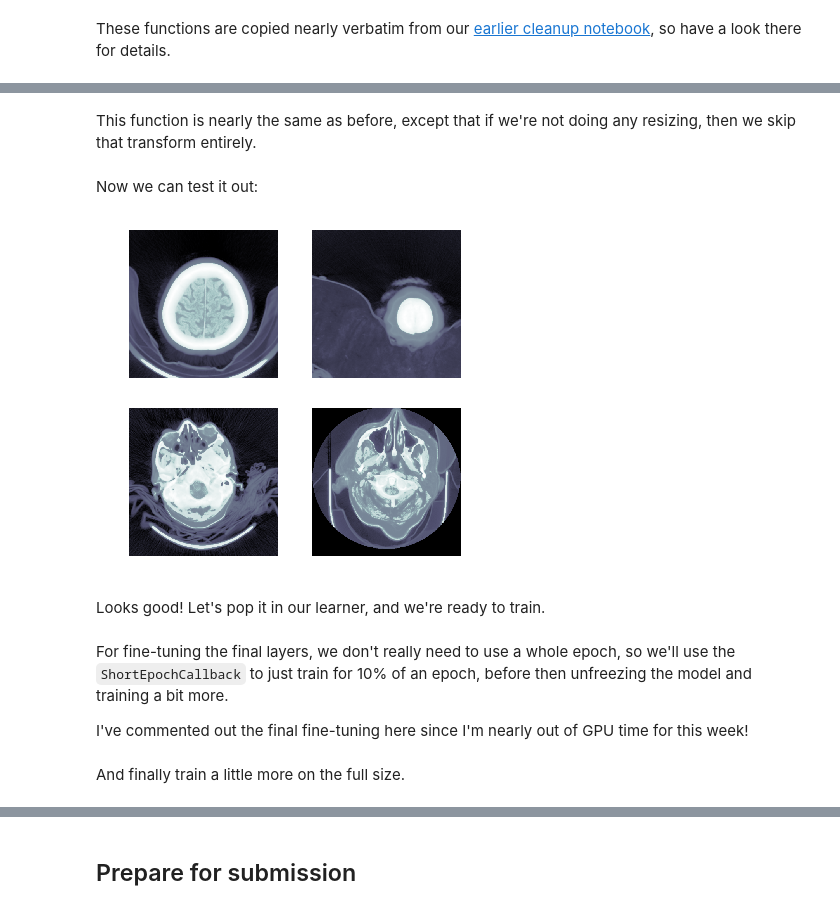
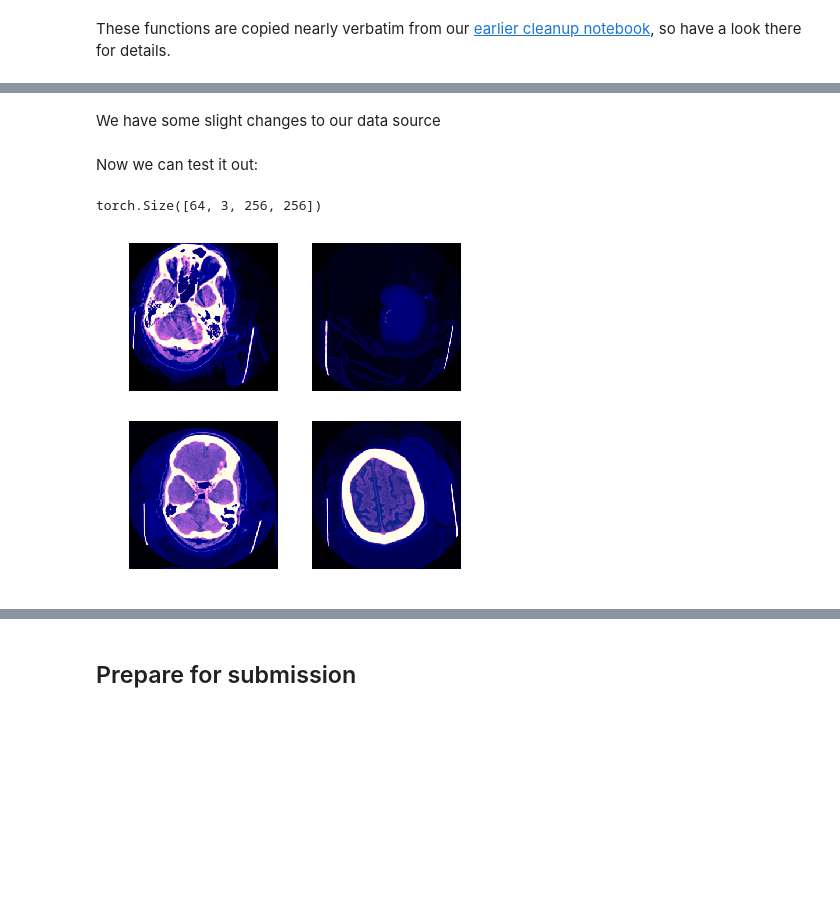
Before and after one commit to ltirrell/rsna-intracranial-hemorrhage-detection, a Jupyter notebook: notebooks/jhoward/04-from-prototyping-to-submission-fastai.ipynb, the cells around one changed output, grey strips where cells are left out. Saved outputs shown, nothing was run; the diff lists cells and outputs as text; code cells hidden in the pictures; blank space fills up the shorter version.

```diff
--- a/notebooks/jhoward/04-from-prototyping-to-submission-fastai.ipynb
+++ b/notebooks/jhoward/04-from-prototyping-to-submission-fastai.ipynb
@@ -194,15 +201,3 @@ def fix_pxrepr(dcm):
     x[x>=px_mode] = x[x>=px_mode] - px_mode
     dcm.PixelData = x.tobytes()
     dcm.RescaleIntercept = -1000
-
-def dcm_tfm(fn):
-    try:
-        x = fn.dcmread()
-        fix_pxrepr(x)
-    except Exception as e:
-        print(fn,e)
-        raise SkipItemException
-    if x.Rows != 512 or x.Columns != 512: x.zoom_to((512,512))
-    return TensorCTScan(x.hist_scaled(bins)[None])
-
-def fn2label(fn): return df_comb.loc[Path(fn).with_suffix('').name][htypes].values.astype(np.float32)
@@ -210,0 +204,12 @@ Our DataBunch creation is nearly identical to before, but uses our cleanup funct
+# %%
+def dcm_tfm(fn):
+    fn = (path_trn/fn).with_suffix('.dcm')
+    try:
+        x = fn.dcmread()
+        fix_pxrepr(x)
+    except Exception as e:
+        print(fn,e)
+        raise SkipItemException
+    if x.Rows != 512 or x.Columns != 512: x.zoom_to((512,512))
+    px = x.scaled_px
+    return TensorImage(px.to_3chan(dicom_windows.brain,dicom_windows.subdural, bins=bins))
@@ -211,24 +223,19 @@ Our DataBunch creation is nearly identical to before, but uses our cleanup funct
+# %% [markdown]
+We have some slight changes to our data source
 # %%
-trn_fns = [path_trn/Path(fn).name for fn in fns]
 tfms = [[dcm_tfm], [fn2label,EncodedMultiCategorize(htypes)]]
-split_idx = [df_trn.index.values,df_val.index.values]
-dsrc = DataSource(trn_fns, tfms, splits=split_idx)
-batch_tfms = [nrm, Cuda()]
+dsrc = DataSource(fns, tfms, splits=splits)
+batch_tfms = [nrm, Cuda(), *aug]
-# %% [markdown]
-This function is nearly the same as before, except that if we're not doing any resizing, then we skip that transform entirely.
 # %%
-def get_data(bs, sz=None):
-    bt = batch_tfms
-    if sz is not None: bt = bt+[AffineCoordTfm(size=sz)]
-    return dsrc.databunch(bs=bs, num_workers=nw, after_batch=bt)
+def get_data(bs, sz):
+    return dsrc.databunch(bs=bs, num_workers=nw, after_batch=batch_tfms+[AffineCoordTfm(size=sz)])
 # %% [markdown]
 Now we can test it out:
 # %%
-dbch = get_data(128, 384)
+dbch = get_data(64,256)
 x,y = to_cpu(dbch.one_batch())
+dbch.show_batch(max_n=4)
 x.shape
-dbch.show_batch(max_n=4)
 # %% [output]
+torch.Size([64, 3, 256, 256])
-[figure, old version]
+[figure, new version]
-# %% [markdown]
-Looks good! Let's pop it in our learner, and we're ready to train.
@@ -238,4 +241,0 @@ learn.opt.clear_state()
-# %% [markdown]
-For fine-tuning the final layers, we don't really need to use a whole epoch, so we'll use the `ShortEpochCallback` to just train for 10% of an epoch, before then unfreezing the model and training a bit more.
-
-I've commented out the final fine-tuning here since I'm nearly out of GPU time for this week!
@@ -248,2 +241,0 @@ I've commented out the final fine-tuning here since I'm nearly out of GPU time f
-# %% [markdown]
-And finally train a little more on the full size.
```
Also changed, not shown: parts of 51 cells of this notebook, 3 other files.
